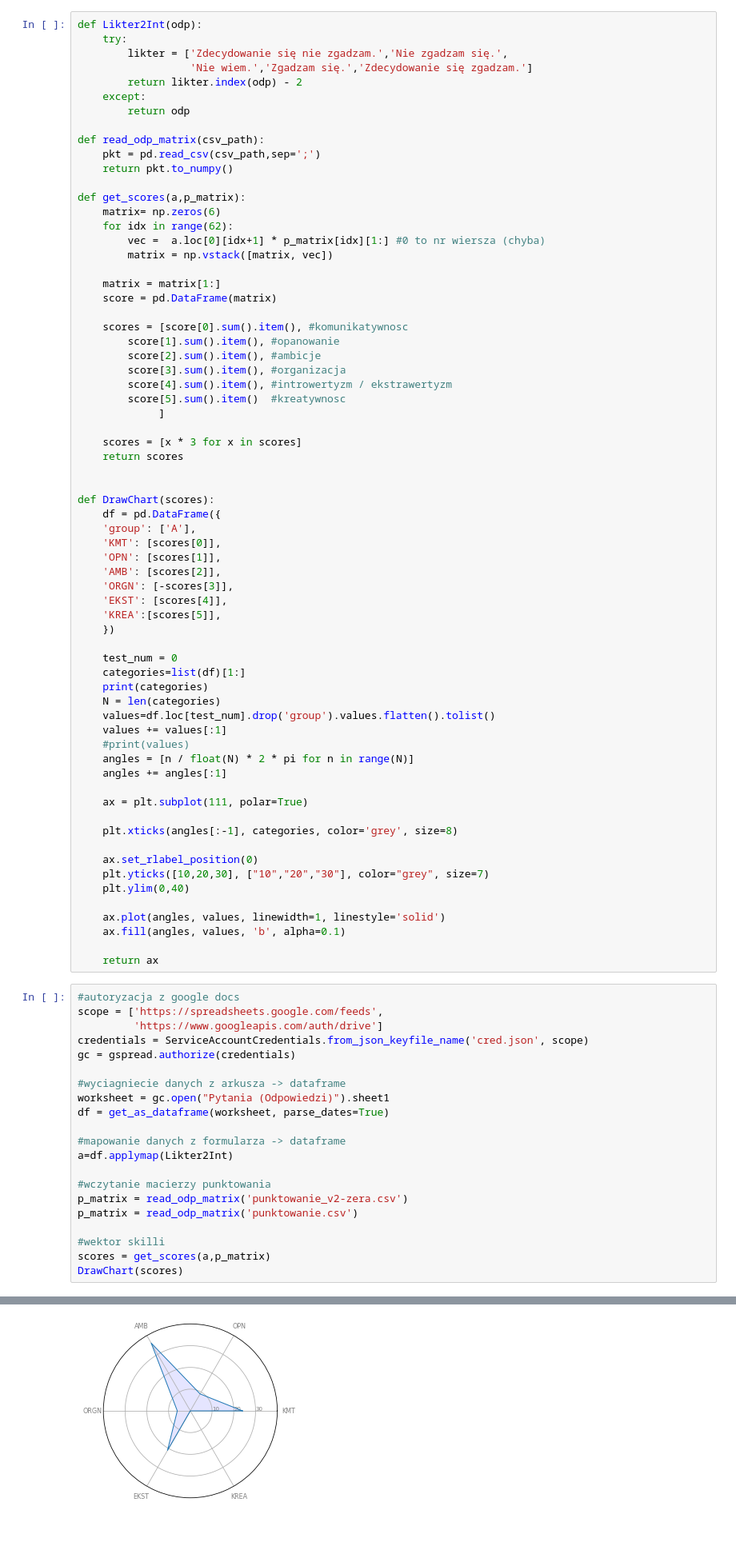
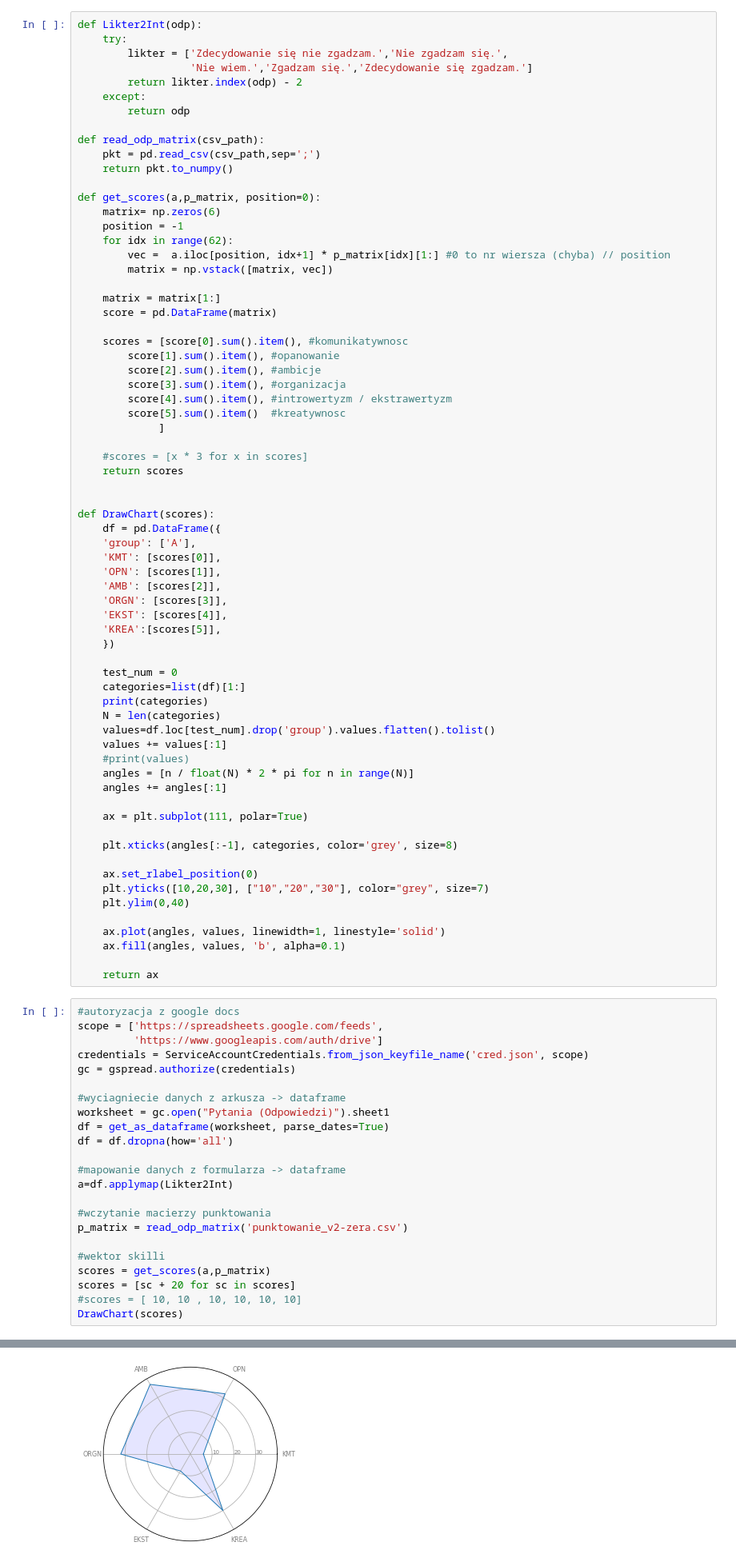
Before and after one commit to thezapalsky/radar_chart_4_cv, a Jupyter notebook: radar_chart.ipynb, the cells around one changed output, grey strips where cells are left out. Shown at 80% size. Saved outputs shown, nothing was run; the diff lists cells and outputs as text; blank space fills up the shorter version.

```diff
--- a/radar_chart.ipynb
+++ b/radar_chart.ipynb
@@ -23,10 +23,11 @@ def read_odp_matrix(csv_path):
     pkt = pd.read_csv(csv_path,sep=';')
     return pkt.to_numpy()
 
-def get_scores(a,p_matrix):
+def get_scores(a,p_matrix, position=0):
     matrix= np.zeros(6)
+    position = -1
     for idx in range(62):
-        vec =  a.loc[0][idx+1] * p_matrix[idx][1:] #0 to nr wiersza (chyba)
+        vec =  a.iloc[position, idx+1] * p_matrix[idx][1:] #0 to nr wiersza (chyba) // position
         matrix = np.vstack([matrix, vec])
 
     matrix = matrix[1:]
@@ -40,7 +41,7 @@ def get_scores(a,p_matrix):
         score[5].sum().item()  #kreatywnosc
              ]
 
-    scores = [x * 3 for x in scores]
+    #scores = [x * 3 for x in scores]
     return scores
 
 
@@ -50,7 +51,7 @@ def DrawChart(scores):
     'KMT': [scores[0]],
     'OPN': [scores[1]],
     'AMB': [scores[2]],
-    'ORGN': [-scores[3]],
+    'ORGN': [scores[3]],
     'EKST': [scores[4]],
     'KREA':[scores[5]],
     })
@@ -80,25 +81,27 @@ def DrawChart(scores):
 # %%
 #autoryzacja z google docs
 scope = ['https://spreadsheets.google.com/feeds',
          'https://www.googleapis.com/auth/drive']
 credentials = ServiceAccountCredentials.from_json_keyfile_name('cred.json', scope)
 gc = gspread.authorize(credentials)
 
 #wyciagniecie danych z arkusza -> dataframe
 worksheet = gc.open("Pytania (Odpowiedzi)").sheet1
 df = get_as_dataframe(worksheet, parse_dates=True)
+df = df.dropna(how='all')
 
 #mapowanie danych z formularza -> dataframe
 a=df.applymap(Likter2Int)
 
 #wczytanie macierzy punktowania
 p_matrix = read_odp_matrix('punktowanie_v2-zera.csv')
-p_matrix = read_odp_matrix('punktowanie.csv')
 
 #wektor skilli
 scores = get_scores(a,p_matrix)
+scores = [sc + 20 for sc in scores]
+#scores = [ 10, 10 , 10, 10, 10, 10]
 DrawChart(scores)
 # %% [output]
 ['KMT', 'OPN', 'AMB', 'ORGN', 'EKST', 'KREA']
 <matplotlib.axes._subplots.PolarAxesSubplot at 0x...>
-[figure, old version]
+[figure, new version]
```
Also changed, not shown: parts of 1 cell of this notebook.
